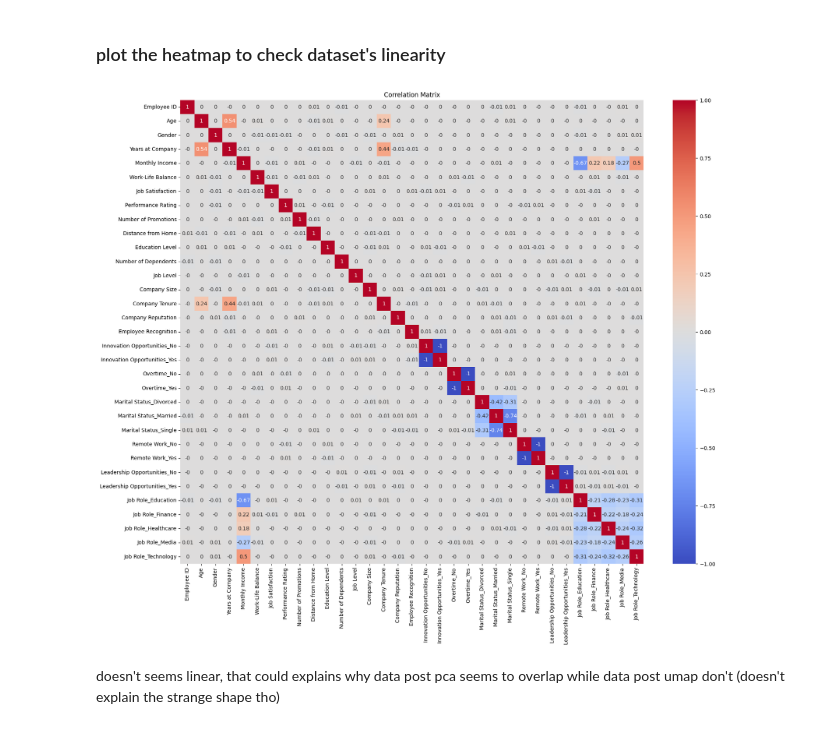
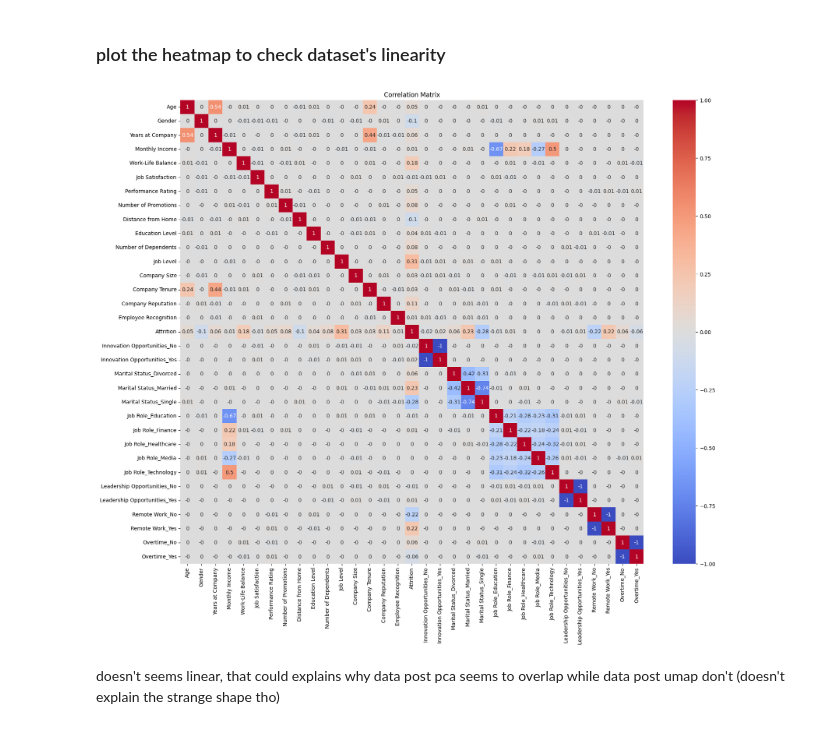
Before and after one commit to duongk67/ML_final_project, a Jupyter notebook: classification.ipynb, the cells around one changed output. Saved outputs shown, nothing was run; the diff lists cells and outputs as text; code cells hidden in the pictures.

```diff
--- a/classification.ipynb
+++ b/classification.ipynb
@@ -27,13 +27,13 @@ Name: Attrition, dtype: float64
 ### plot the heatmap to check dataset's linearity
 # %%
 import seaborn as sns
-correlation = X.corr().round(2)
+correlation = data.corr().round(2)
 plt.figure(figsize=(20, 16))
 sns.heatmap(correlation, annot=True, cmap='coolwarm', square=True)
 plt.title('Correlation Matrix')
 plt.show()
 # %% [output]
-[figure, old version]
+[figure, new version]
 # %% [markdown]
 doesn't seems linear, that could explains why data post pca seems to overlap while data post umap don't (doesn't explain the strange shape tho)
 # %%
```
Also changed, not shown: parts of 13 cells of this notebook, 4 other files.
